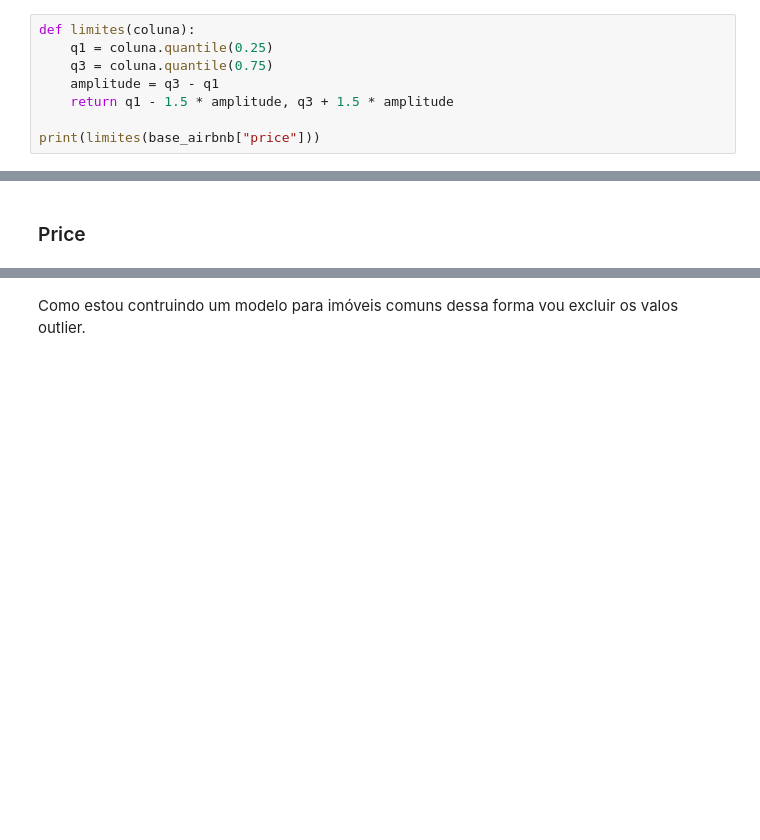
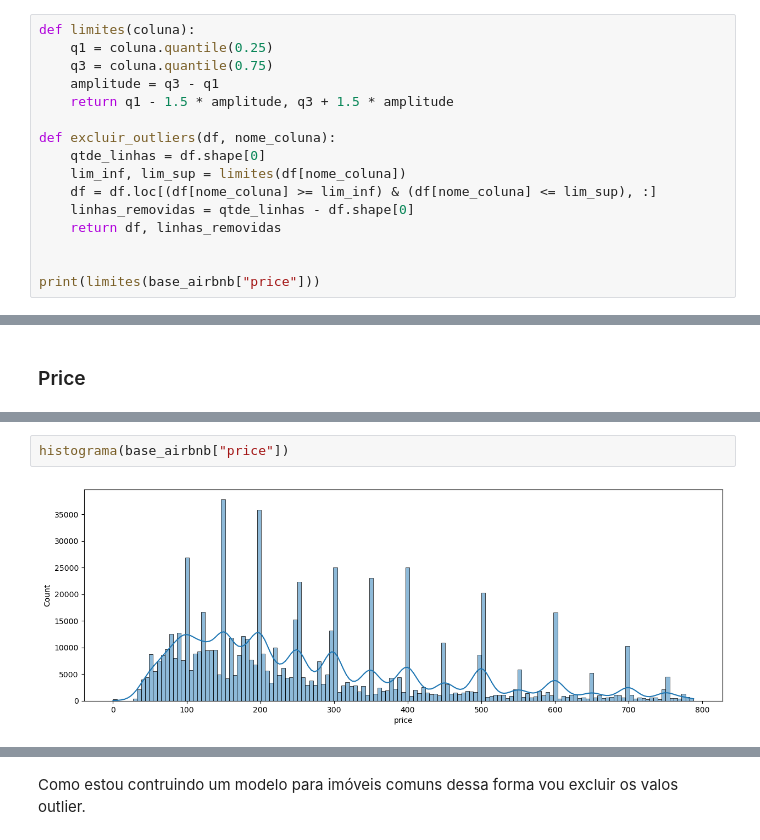
Before and after one commit to thiarly/impressionador-python-course, a Jupyter notebook: 36 - Projeto 3 Ciência de Dados/Airbnb/Solução Airbnb Rio.ipynb, the cells around one changed output, grey strips where cells are left out. Drawn from its saved outputs; the diff is of its cells as text; blank space fills up the shorter version.

```diff
--- a/36 - Projeto 3 Ciência de Dados/Airbnb/Solução Airbnb Rio.ipynb
+++ b/36 - Projeto 3 Ciência de Dados/Airbnb/Solução Airbnb Rio.ipynb
@@ -255,6 +255,14 @@ def limites(coluna):
     amplitude = q3 - q1
     return q1 - 1.5 * amplitude, q3 + 1.5 * amplitude
 
+def excluir_outliers(df, nome_coluna):
+    qtde_linhas = df.shape[0]
+    lim_inf, lim_sup = limites(df[nome_coluna])
+    df = df.loc[(df[nome_coluna] >= lim_inf) & (df[nome_coluna] <= lim_sup), :]
+    linhas_removidas = qtde_linhas - df.shape[0]
+    return df, linhas_removidas
+
+
 print(limites(base_airbnb["price"]))
 # %% [output]
 (-524.0, 1276.0)
@@ -280,0 +295,4 @@ histograma(base_airbnb["price"])
+# %%
+histograma(base_airbnb["price"])
+# %% [output]
+[figure, added]
```
Also changed, not shown: parts of 6 cells of this notebook.
